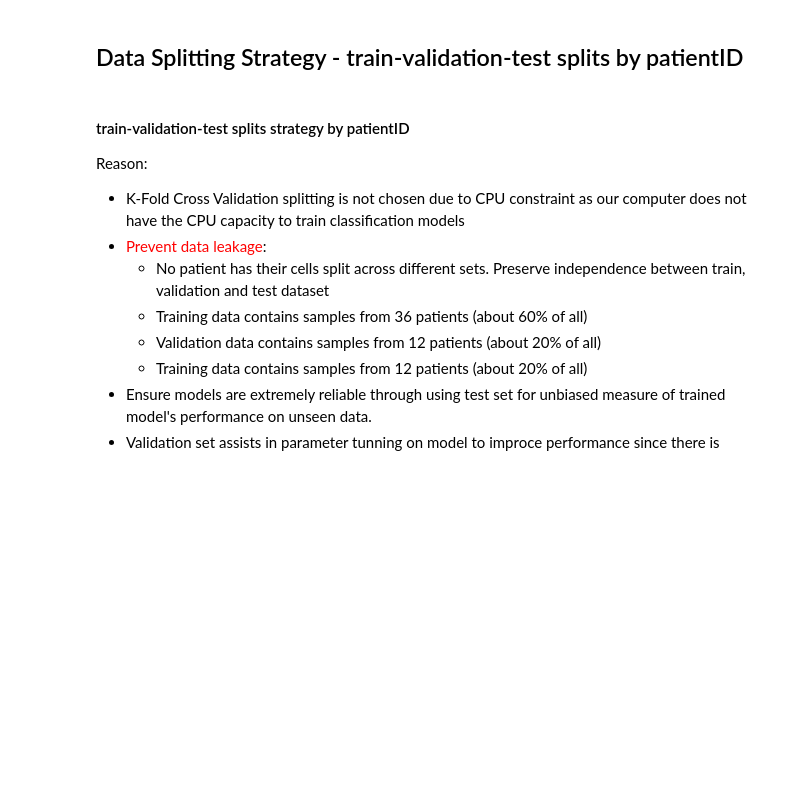
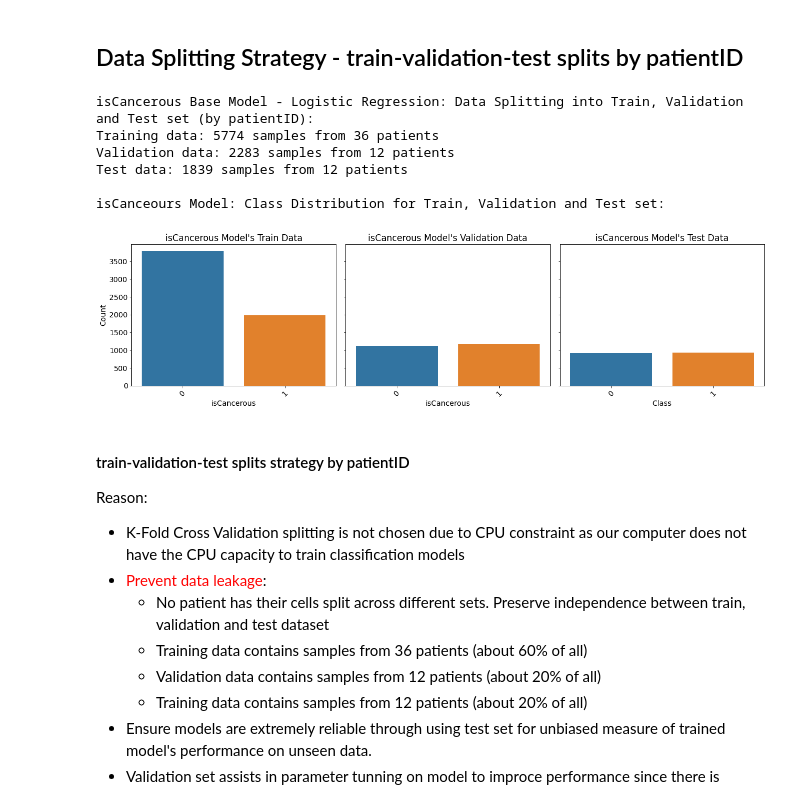
Before and after one commit to Strongsoon/machineLearning, a Jupyter notebook: s3955624_s3899816.ipynb, the cells around one changed output. Saved outputs shown, nothing was run; the diff lists cells and outputs as text; code cells hidden in the pictures; blank space fills up the shorter version.

Commit message:
create base model for isCancerous

```diff
--- a/s3955624_s3899816.ipynb
+++ b/s3955624_s3899816.ipynb
@@ -502,11 +506,11 @@ isCancerous_base_logistic_mainColonCellFrame = mainColonCellFrame.copy()
 # # Remove InstanceID
 # isCancerous_mainColonCellFrame = isCancerous_mainColonCellFrame.drop('InstanceID', axis=1)
 
-# # Remove ImageName
-# isCancerous_mainColonCellFrame = isCancerous_mainColonCellFrame.drop('ImageName', axis=1)
+# Remove ImageName
+isCancerous_base_logistic_mainColonCellFrame = isCancerous_base_logistic_mainColonCellFrame.drop('ImageName', axis=1)
 
-# # Remove Redundant cellTypeName Column
-# isCancerous_mainColonCellFrame = isCancerous_mainColonCellFrame.drop('cellTypeName', axis=1)
+# Remove Redundant cellTypeName Column
+isCancerous_base_logistic_mainColonCellFrame = isCancerous_base_logistic_mainColonCellFrame.drop('cellTypeName', axis=1)
 
 # Create and fit the encoder
 OneHotEncoder_cellType = OneHotEncoder(handle_unknown='ignore')
@@ -572,35 +583,43 @@ fig, axes = plt.subplots(1, 3, figsize=(18, 5), sharey=True)
 
 # Class distribution for Training Data
 sns.countplot(data=isCancerous_base_logistic_train_data, x='isCancerous', order=isCancerous_base_logistic_train_data['isCancerous'].value_counts().index, ax=axes[0])
 axes[0].set_title('isCancerous Model\'s Train Data')
 axes[0].set_xlabel('isCancerous')
 axes[0].set_ylabel('Count')
 axes[0].tick_params(axis='x', rotation=45)
 
 # Class distribution for Validation Data
 sns.countplot(data=isCancerous_base_logistic_val_data, x='isCancerous', order=isCancerous_base_logistic_train_data['isCancerous'].value_counts().index, ax=axes[1])
 axes[1].set_title('isCancerous Model\'s Validation Data')
 axes[1].set_xlabel('isCancerous')
 axes[1].set_ylabel('')
 axes[1].tick_params(axis='x', rotation=45)
 
 # Class distribution for Test Data
 sns.countplot(data=isCancerous_base_logistic_test_data, x='isCancerous', order=isCancerous_base_logistic_train_data['isCancerous'].value_counts().index, ax=axes[2])
 axes[2].set_title('isCancerous Model\'s Test Data')
 axes[2].set_xlabel('Class')
 axes[2].set_ylabel('')
 axes[2].tick_params(axis='x', rotation=45)
 
 plt.tight_layout()
 plt.show()
 
 # Copy train, val, test data for each model
 
 # -----isCancerous model-----
 # baseline
 isCancerous_base_logisitic_regression_train_data = isCancerous_base_logistic_train_data.copy()
-isCancerous_basee_logisitic_regression_val_data = isCancerous_base_logistic_val_data.copy()
-isCancerous_basee_logisitic_regression_test_data = isCancerous_base_logistic_test_data.copy()
+isCancerous_base_logisitic_regression_val_data = isCancerous_base_logistic_val_data.copy()
+isCancerous_base_logisitic_regression_test_data = isCancerous_base_logistic_test_data.copy()
+# %% [output]
+isCancerous Base Model - Logistic Regression: Data Splitting into Train, Validation and Test set (by patientID):
+Training data: 5774 samples from 36 patients
+Validation data: 2283 samples from 12 patients
+Test data: 1839 samples from 12 patients
+
+isCanceours Model: Class Distribution for Train, Validation and Test set:
+[figure, added]
 # %% [markdown]
 #### train-validation-test splits strategy by patientID
 Reason:
```
Also changed, not shown: parts of 5 cells of this notebook.
